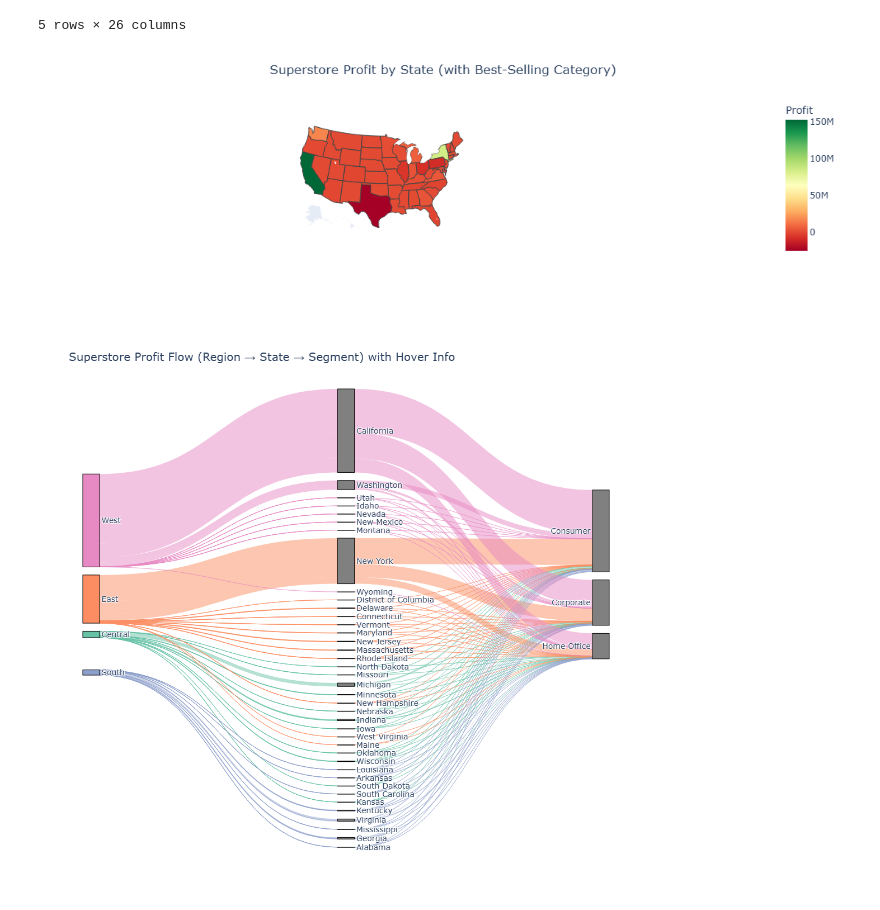
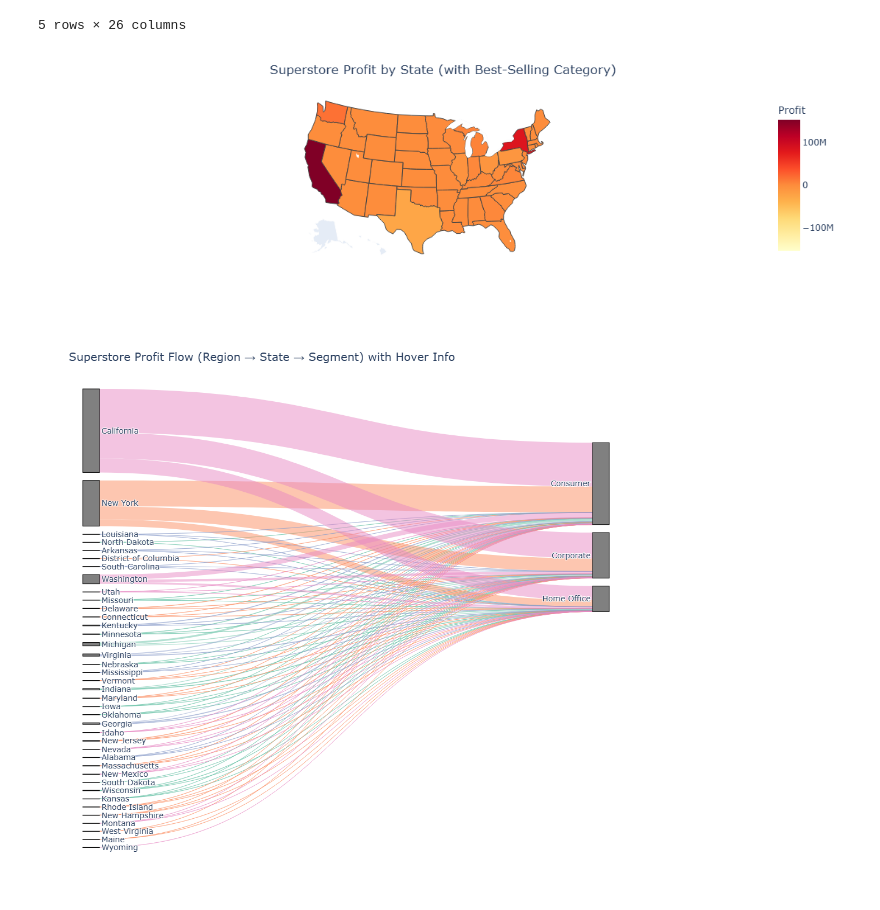
Before and after one commit to jeremym3817/DS4200, a Jupyter notebook: Plotly_Map.ipynb, the cells around one changed output. Drawn from its saved outputs; the diff is of its cells as text; code cells hidden in the pictures.

```diff
--- a/Plotly_Map.ipynb
+++ b/Plotly_Map.ipynb
@@ -63,6 +63,8 @@ best_category = best_category[["State", "Category"]].rename(columns={"Category":
 # Merge with aggregated state-level data
 ss_agg = ss_agg.merge(best_category, on="State", how="left")
 
+max_abs_profit = max(abs(ss_agg["Profit"].min()), abs(ss_agg["Profit"].max()))
+
 # Create choropleth with best-selling category in hover
 m_profit = px.choropleth(
     ss_agg,
@@ -72,8 +74,8 @@ m_profit = px.choropleth(
     scope="usa",
     hover_name="State",
     hover_data=["Sales", "Best_Selling_Category"],  # Added best-selling category
-    color_continuous_scale="rdylgn",
-    range_color=[ss_agg["Profit"].min(), ss_agg["Profit"].max()]
+    color_continuous_scale="YlOrRd",
+    range_color=[-max_abs_profit, max_abs_profit]
 )
 
 m_profit.update_layout(
@@ -83,7 +85,7 @@ m_profit.update_layout(
 
 m_profit.show()
 # %% [output]
-[figure, old version]
+[figure, new version]
 # %%
 m_profit.write_html('m_profit.html')
 # %%
@@ -129,35 +131,35 @@ customdata_links = (
 fig = go.Figure(data=[go.Sankey(
     node=dict(
         pad=20,
         thickness=30,
         line=dict(color="black", width=1),
         label=list(label_dict.keys()),
         color=node_colors
     ),
     link=dict(
-        source=grouped["region_idx"].tolist() + grouped["state_idx"].tolist(),
-        target=grouped["state_idx"].tolist() + grouped["segment_idx"].tolist(),
+        source=grouped["state_idx"].tolist(),
+        target=grouped["segment_idx"].tolist(),
         value=grouped["Profit"].tolist() + grouped["Profit"].tolist(),
         color=link_colors,  # Use same colors for both layers
         customdata=customdata_links,
         hovertemplate=(
             "Source: %{customdata[0]}<br>"
             "Target: %{customdata[1]}<br>"
             "Profit: $%{customdata[2]:,.2f}<extra></extra>"
         )
     )
 )])
 
 # Update layout
 fig.update_layout(
     title_text="Superstore Profit Flow (Region → State → Segment) with Hover Info",
     font_size=14,
     width=1200,
     height=1000,
 )
 
 fig.show()
 # %% [output]
-[figure, old version]
+[figure, new version]
 # %%
 fig.write_html('sanskey.html')
```
Also changed, not shown: parts of 2 cells of this notebook, 4 other files.
